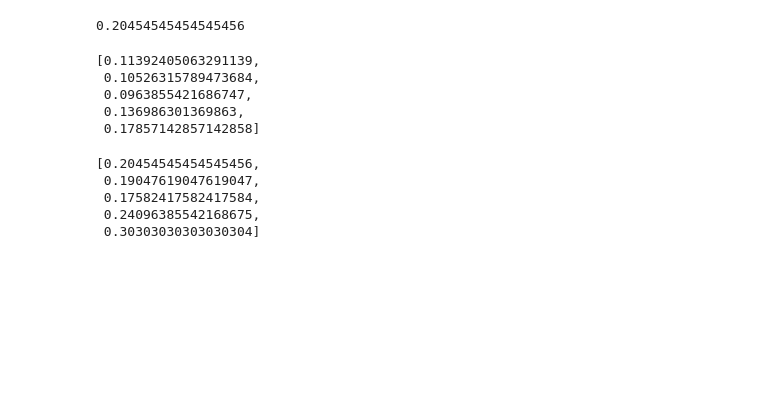
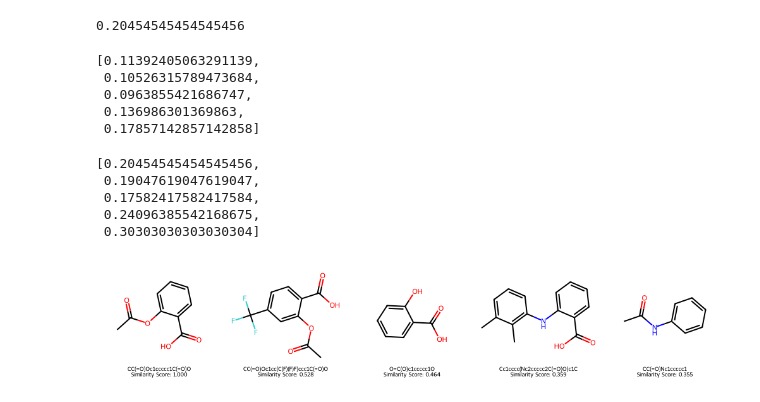
Before and after one commit to uentinnlea/MI_tool, a Jupyter notebook: molecular similarity/molecular similarity.ipynb, the cells around one changed output. Saved outputs shown, nothing was run; the diff lists cells and outputs as text; code cells hidden in the pictures; blank space fills up the shorter version.

```diff
--- a/molecular similarity/molecular similarity.ipynb
+++ b/molecular similarity/molecular similarity.ipynb
@@ -54,3 +45,28 @@ display(DataStructs.BulkDiceSimilarity(df.BitVec[0], list(df.BitVec)[1:6])) # 1s
  0.17582417582417584,
  0.24096385542168675,
  0.30303030303030304]
+# %%
+smiles_list = [smi for smi in df.SMILES]
+aspirin = "CC(=O)OC1=CC=CC=C1C(=O)O" #aspirin
+
+def func(smiles_list, ref_smiles):
+    mol_list = [Chem.MolFromSmiles(smi) for smi in smiles_list]
+    fp_list = [AllChem.GetMorganFingerprintAsBitVect(mol, 2, 1024) for mol in mol_list]
+    fp_ref = AllChem.GetMorganFingerprintAsBitVect(Chem.MolFromSmiles(ref_smiles), 2, 1024)
+
+    score_list = [DataStructs.TanimotoSimilarity(fp_ref, fp) for fp in fp_list]
+    sorted_indices = sorted(range(len(score_list)), key=lambda i: score_list[i], reverse=True)
+    top_indices = sorted_indices[:5]
+    img = Draw.MolsToGridImage([mol_list[i] for i in top_indices],
+                               molsPerRow=5,
+                               subImgSize=(200, 200),
+                               legends=[f"{smiles_list[i]}\nSimilarity Score: {score_list[i]:.3f}" for i in top_indices])
+
+    #MolsToGridTmage object should be plot by "display(img)"
+    #For pop-up, should use MolsToImage object and img.show()
+
+    display(img)
+# %%
+func(smiles_list, aspirin)
+# %% [output]
+[figure, added]
```
Also changed, not shown: parts of 5 cells of this notebook.
